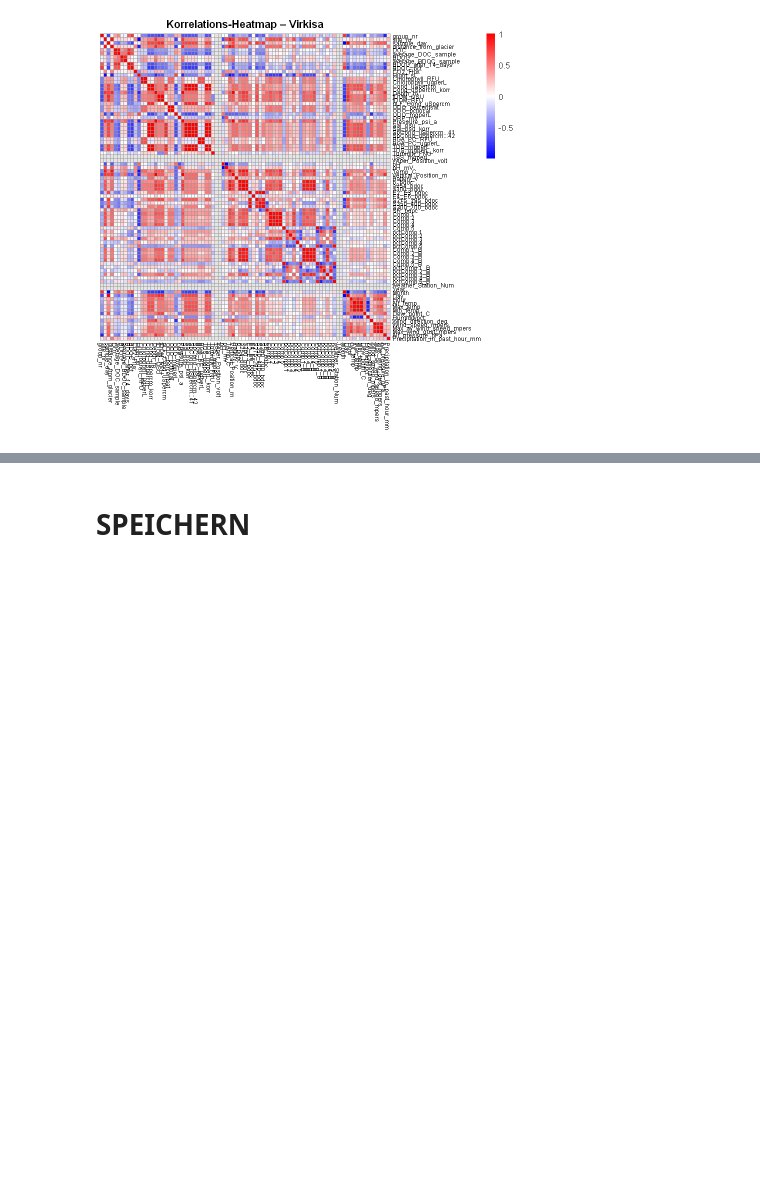
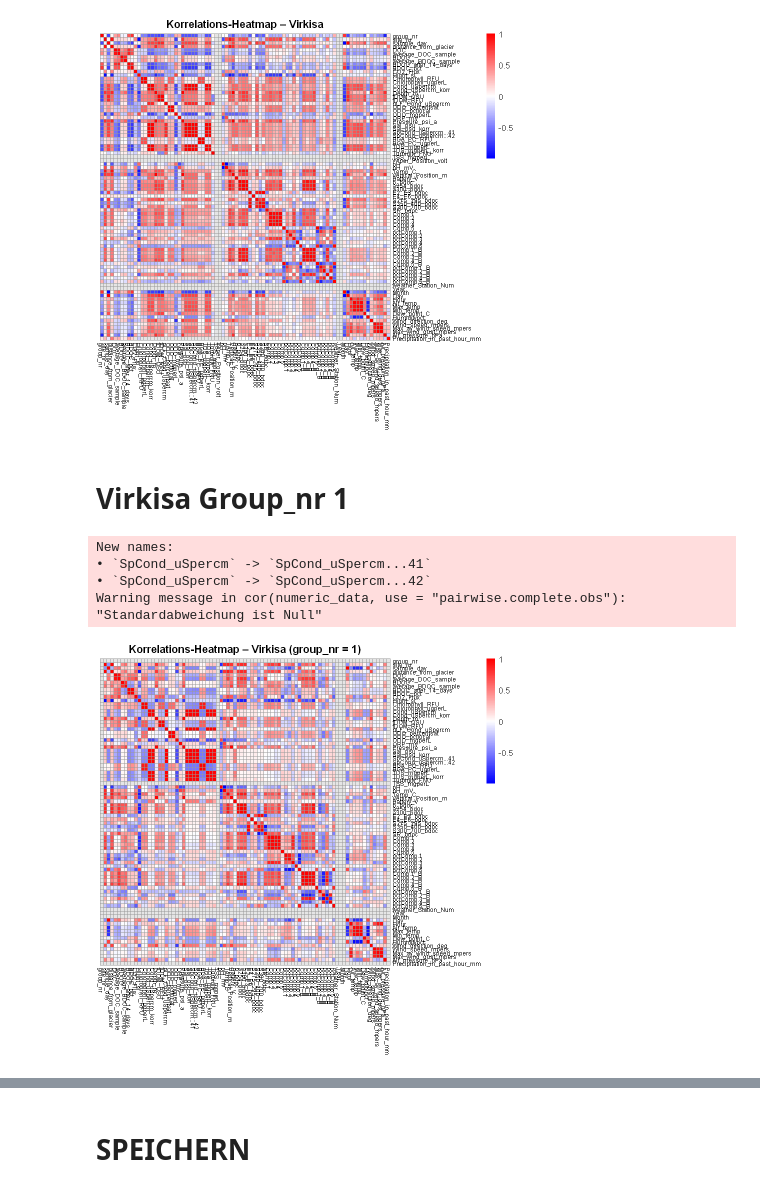
Before and after one commit to kokkaso/MA_supplementary_Data, a Jupyter notebook: notebooks/Statistic/heatmap/MA_totale_heatmap.ipynb, the cells around one changed output, grey strips where cells are left out. Cells and saved outputs as stored; diff of their text form; code cells hidden in the pictures; blank space fills up the shorter version.

```diff
--- a/notebooks/Statistic/heatmap/MA_totale_heatmap.ipynb
+++ b/notebooks/Statistic/heatmap/MA_totale_heatmap.ipynb
@@ -83,3 +83,57 @@ Warning message in cor(numeric_vars, use = "pairwise.complete.obs"):
 "Standardabweichung ist Null"
 [figure]
 [figure]
+# %% [markdown]
+# Virkisa Group_nr 1
+# %%
+# 📦 Pakete laden
+library(readxl)
+library(dplyr)
+library(pheatmap)
+
+# 📥 Excel-Datei laden
+data_path <- "C:/Users/sophia/Dropbox/MASTER/Master_Data_Table/FINAL/MASTER_DATA.xlsx"
+df <- read_excel(data_path, sheet = "FINAL_final_final")
+
+# 🔧 Spaltennamen und Daten vorbereiten
+colnames(df) <- trimws(colnames(df))
+df$river_name <- trimws(as.character(df$river_name))
+df$group_nr <- as.numeric(df$group_nr)
+
+# 🔎 Nur Daten von Virkisa und group_nr == 1
+df_filtered <- df %>%
+  filter(river_name == "Virkisa", group_nr == 1)
+
+# 📊 Nur numerische Variablen auswählen
+numeric_data <- df_filtered %>%
+  select(where(is.numeric)) %>%
+  select(where(~ sum(!is.na(.)) > 1))  # nur Variablen mit mind. 2 Werten
+
+# ❗ Fehlerbehandlung: Prüfen ob genug Daten vorhanden
+if (ncol(numeric_data) < 2) {
+  message("⚠️ Nicht genügend numerische Daten für Heatmap.")
+} else {
+  # 🔁 Korrelation berechnen
+  cor_matrix <- cor(numeric_data, use = "pairwise.complete.obs")
+
+  # 📈 Heatmap anzeigen
+  pheatmap(
+    cor_matrix,
+    cluster_rows = FALSE,
+    cluster_cols = FALSE,
+    display_numbers = FALSE,
+    number_format = "%.2f",
+    color = colorRampPalette(c("blue", "white", "red"))(100),
+    main = "Korrelations-Heatmap – Virkisa (group_nr = 1)",
+    na_col = "grey90",
+    fontsize_row = 7,
+    fontsize_col = 7
+  )
+}
+# %% [output]
+New names:
+• `SpCond_uSpercm` -> `SpCond_uSpercm...41`
+• `SpCond_uSpercm` -> `SpCond_uSpercm...42`
+Warning message in cor(numeric_data, use = "pairwise.complete.obs"):
+"Standardabweichung ist Null"
+[figure, added]
```
Also changed, not shown: parts of 4 cells of this notebook.
